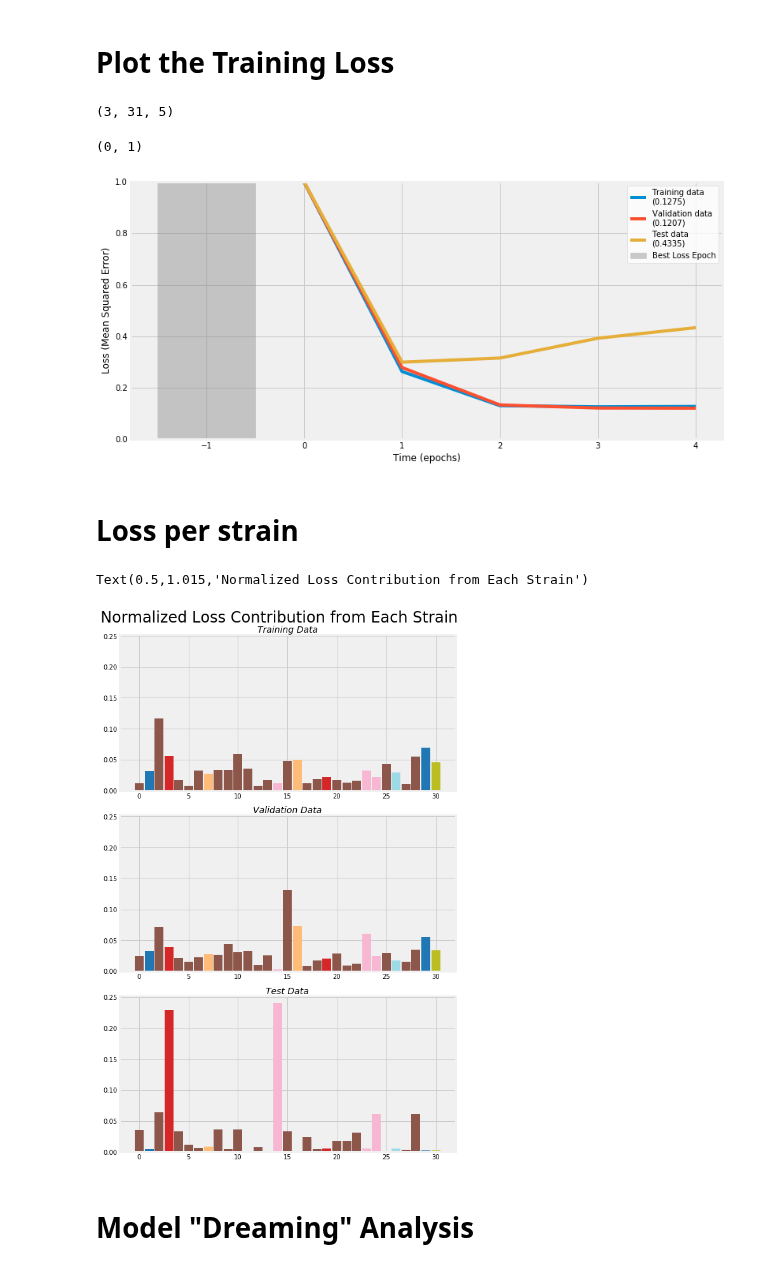
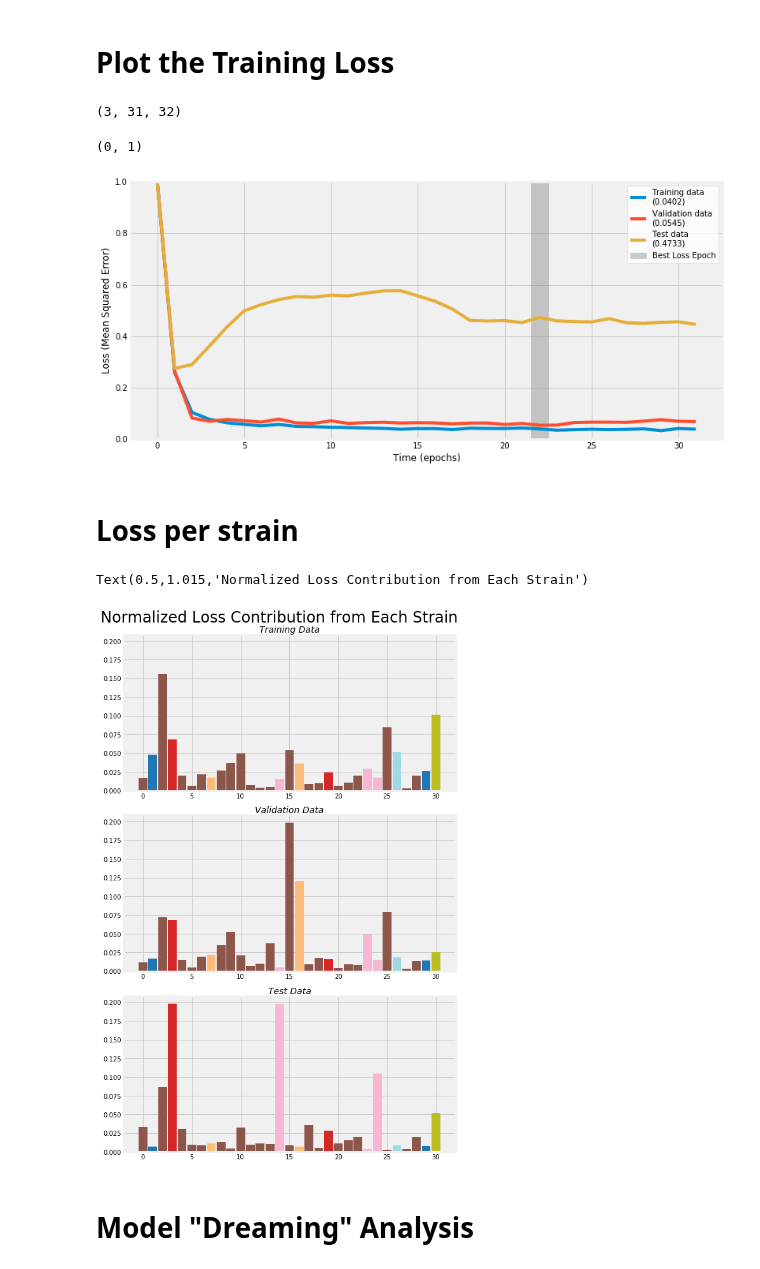
Before and after one commit to michaelwiest/microbiome-rnn, a Jupyter notebook: notebooks/Model Evaluator.ipynb, the cells around one changed output. Cells and saved outputs as stored; diff of their text form; code cells hidden in the pictures.

```diff
--- a/notebooks/Model Evaluator.ipynb
+++ b/notebooks/Model Evaluator.ipynb
@@ -125,7 +125,7 @@ file_labs = ['Donor$_{}$'.format(i) for i in range(len(input_files))]
 # Put the model type in here
 model_type = 'enc_dec'
 # What is the name of the model and logs outputted?
-run_suffix = '_EncDec_h2048_sl5_rns62_sif2_numlstm1'
+run_suffix = '_EncDec_h2048_sl5_rns31_sif2_numlstm1_lower_dropout'
 # %%
 
 
@@ -156,27 +156,27 @@ output_dir = model_outputs[model_type]
 losses = np.load(os.path.join(output_dir, log_name))
 print(losses.shape)
 # %% [output]
-(3, 31, 5)
+(3, 31, 32)
 # %%
 loss_num_digits = 6
-best_loss_epoch = -1
+best_loss_epoch = 22
 
 fig, ax = plt.subplots(figsize=(12, 6))
 labels = ['Training data\n({})', 'Validation data\n({})', 'Test data\n({})']
 
 for i in range(losses.shape[0]):
     plt.plot(losses[i, ...].sum(axis=0).T, label=labels[i].format(str(losses[i, :, best_loss_epoch].sum())[:loss_num_digits]))
 ax.axvspan(best_loss_epoch - 0.5, best_loss_epoch + 0.5, alpha=0.4, color='gray', label='Best Loss Epoch')
 legend = plt.legend(frameon = 1, loc='upper right')
 frame = legend.get_frame()
 frame.set_facecolor('white')
 plt.xlabel('Time (epochs)')
 plt.ylabel('Loss (Mean Squared Error)')
 plt.ylim(0, 1)
 # plt.title('Loss Over Training', fontsize=18)
 # %% [output]
 (0, 1)
-[figure, old version]
+[figure, new version]
 # %% [markdown]
 # Loss per strain
 # %%
@@ -196,7 +196,7 @@ for i in range(losses.shape[0]):
 plt.suptitle('Normalized Loss Contribution from Each Strain', y=1.015, fontsize=24)
 # %% [output]
 Text(0.5,1.015,'Normalized Loss Contribution from Each Strain')
-[figure, old version]
+[figure, new version]
 # %% [markdown]
 # Model "Dreaming" Analysis
 # %%
```
Also changed, not shown: parts of 6 cells of this notebook, 1 other file.
